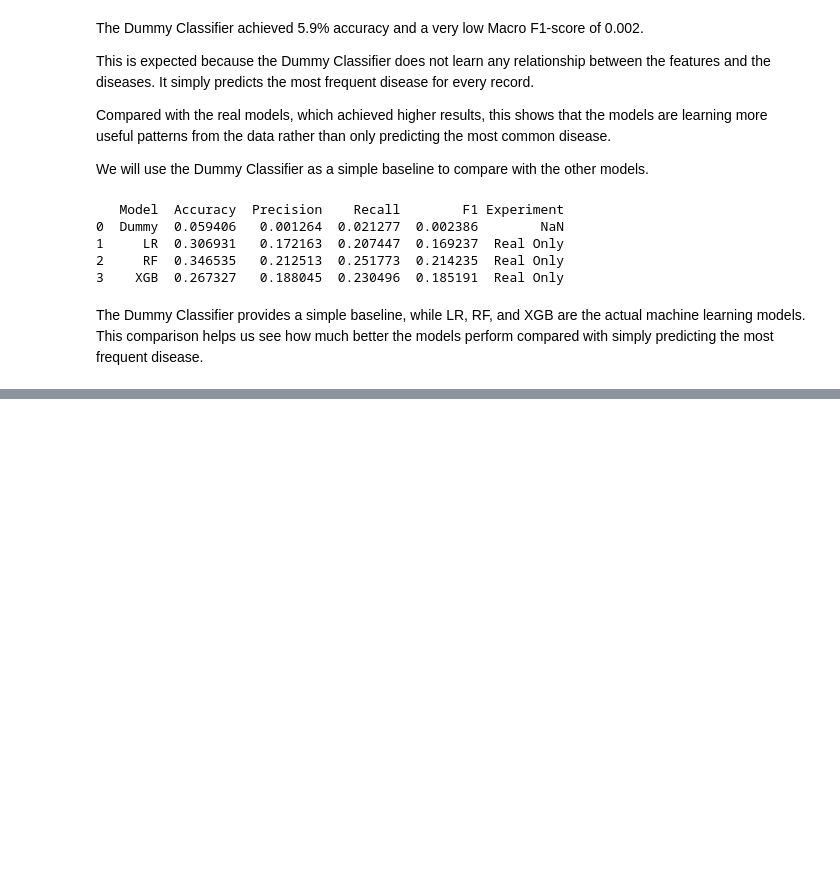
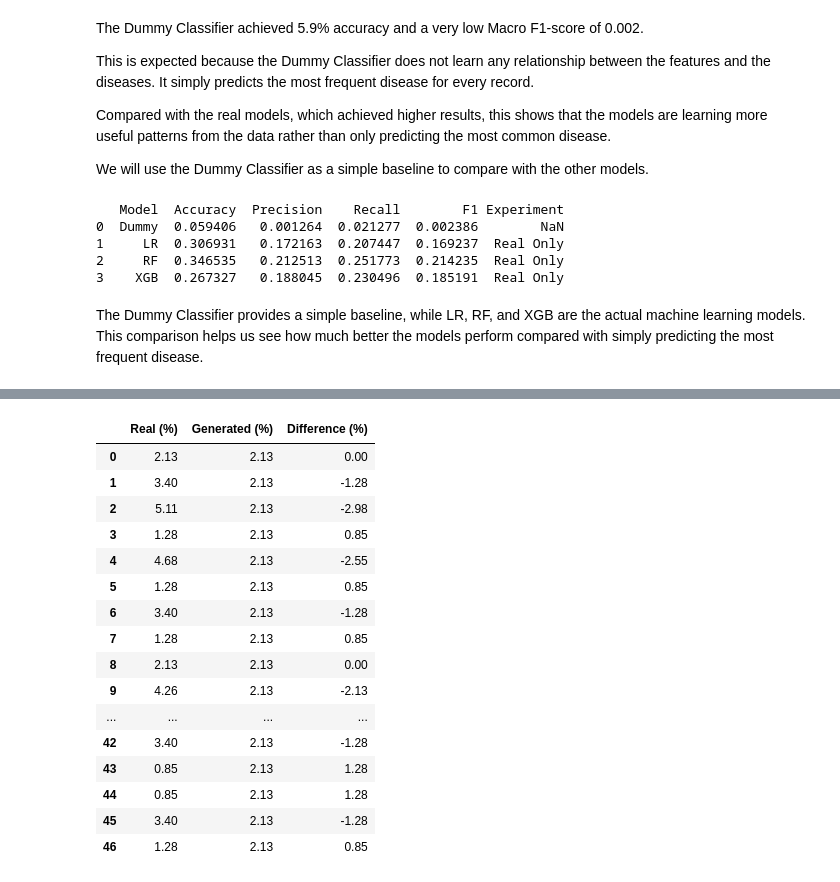
Before and after one commit to FatimaMesh/SymptoScan, a Jupyter notebook: symptoScan.ipynb, the cells around one changed output, grey strips where cells are left out. Drawn from its saved outputs; the diff is of its cells as text; code cells hidden in the pictures; blank space fills up the shorter version.

```diff
--- a/symptoScan.ipynb
+++ b/symptoScan.ipynb
@@ -1081,0 +1446,42 @@ The Dummy Classifier provides a simple baseline, while LR, RF, and XGB are the a
+# %%
+# For the disease Target (y)
+real_dist = (
+    pd.Series(y_real_train)
+    .value_counts(normalize=True)
+    .sort_index()
+)
+
+generated_dist = (
+    pd.Series(y_generated_sample)
+    .value_counts(normalize=True)
+    .sort_index()
+)
+
+distribution_comparison = pd.DataFrame({
+    "Real (%)": real_dist * 100,
+    "Generated (%)": generated_dist * 100
+}).fillna(0)
+
+distribution_comparison["Difference (%)"] = (
+    distribution_comparison["Generated (%)"] - distribution_comparison["Real (%)"]
+)
+
+display(distribution_comparison.round(2))
+# %% [output]
+|  | Real (%) | Generated (%) | Difference (%) |
+| 0 | 2.13 | 2.13 | 0.00 |
+| 1 | 3.40 | 2.13 | -1.28 |
+| 2 | 5.11 | 2.13 | -2.98 |
+| 3 | 1.28 | 2.13 | 0.85 |
+| 4 | 4.68 | 2.13 | -2.55 |
+| 5 | 1.28 | 2.13 | 0.85 |
+| 6 | 3.40 | 2.13 | -1.28 |
+| 7 | 1.28 | 2.13 | 0.85 |
+| 8 | 2.13 | 2.13 | 0.00 |
+| 9 | 4.26 | 2.13 | -2.13 |
+| ... | ... | ... | ... |
+| 42 | 3.40 | 2.13 | -1.28 |
+| 43 | 0.85 | 2.13 | 1.28 |
+| 44 | 0.85 | 2.13 | 1.28 |
+| 45 | 3.40 | 2.13 | -1.28 |
+| 46 | 1.28 | 2.13 | 0.85 |
```
Also changed, not shown: parts of 35 cells of this notebook, 5 other files.
